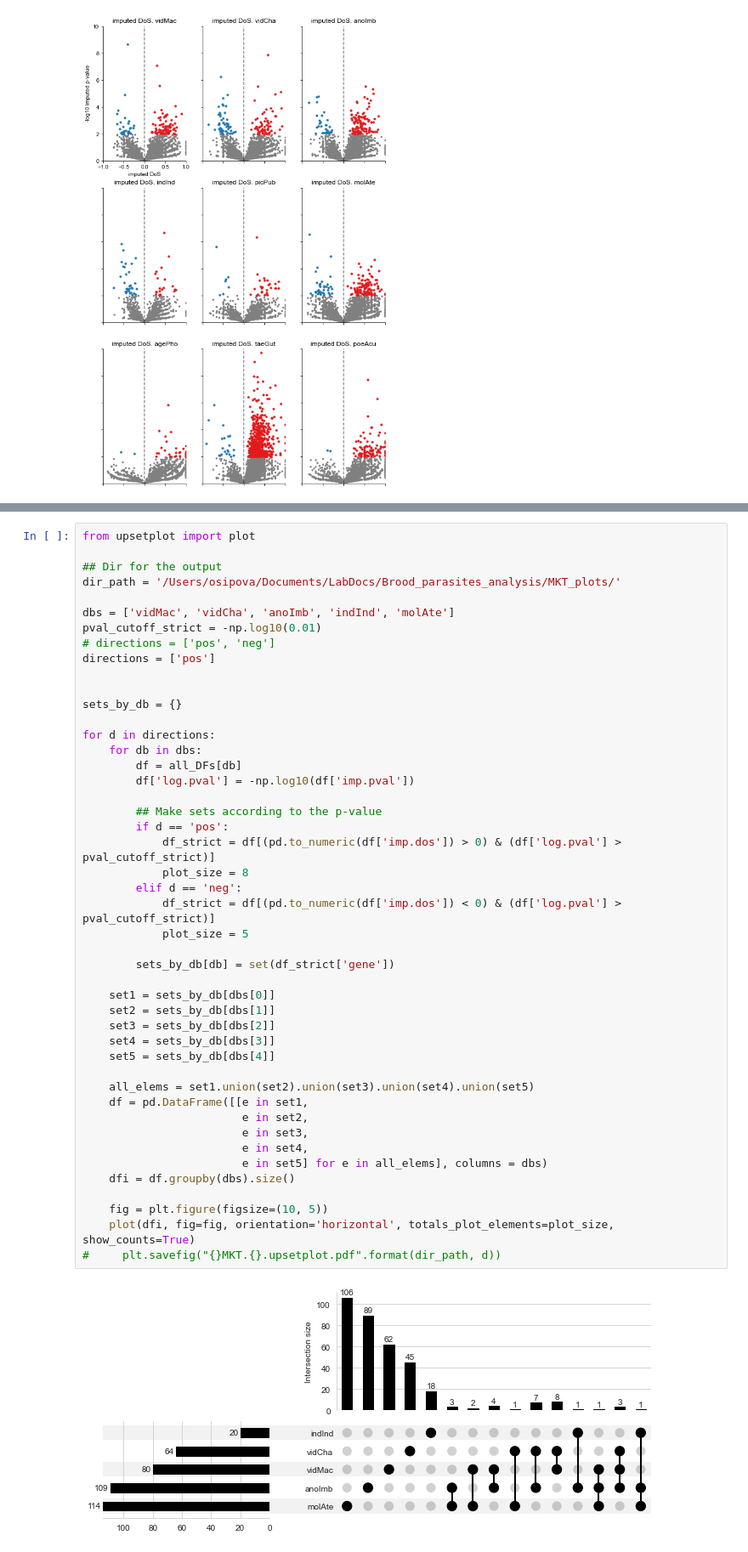
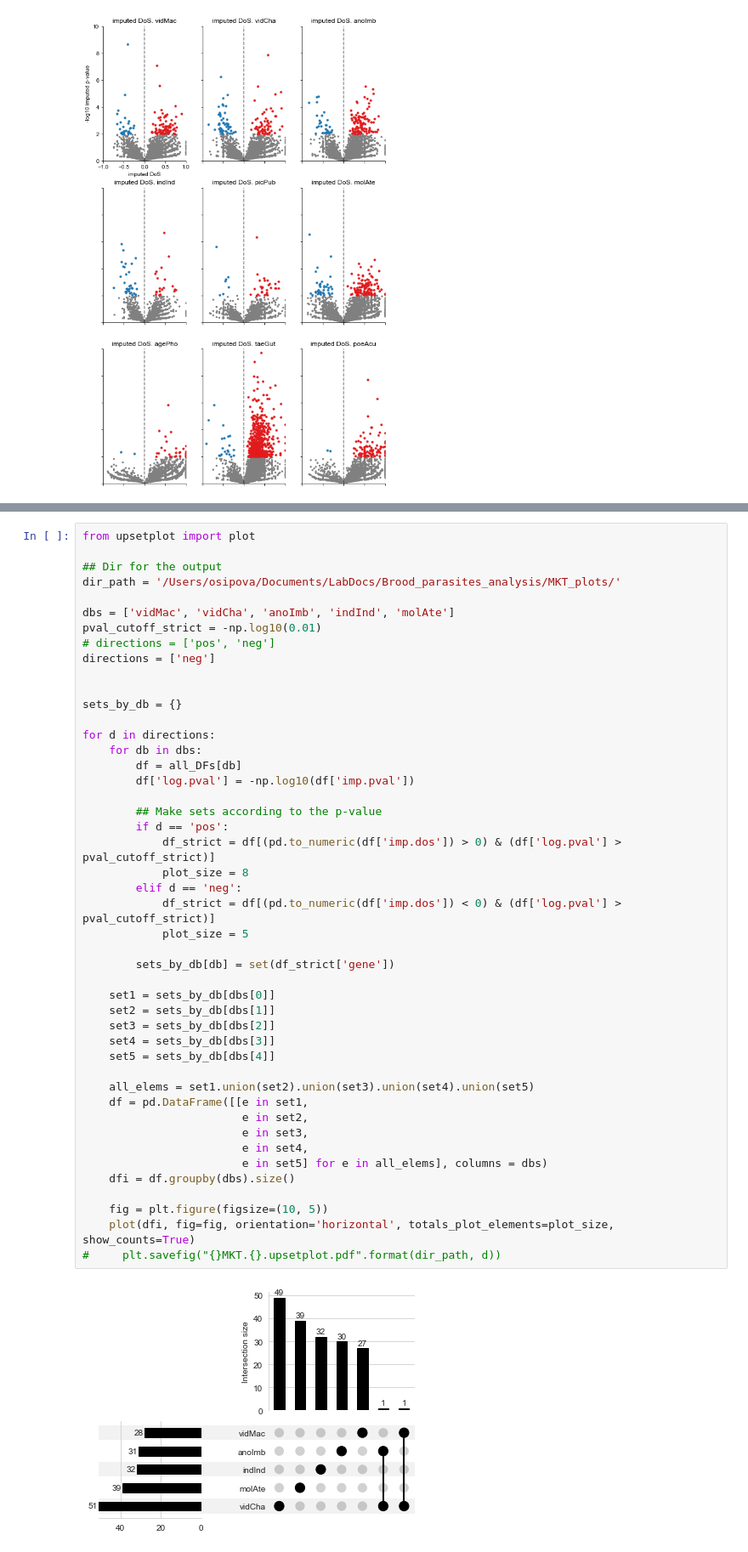
Before and after one commit to osipovarev/Brood_parasites_analysis, a Jupyter notebook: mk_test_analysis.ipynb, the cells around one changed output, grey strips where cells are left out. Shown at 85% size. Drawn from its saved outputs; the diff is of its cells as text.

```diff
--- a/mk_test_analysis.ipynb
+++ b/mk_test_analysis.ipynb
@@ -251,7 +251,7 @@ dir_path = '/Users/osipova/Documents/LabDocs/Brood_parasites_analysis/MKT_plots/
 dbs = ['vidMac', 'vidCha', 'anoImb', 'indInd', 'molAte']
 pval_cutoff_strict = -np.log10(0.01)
 # directions = ['pos', 'neg']
-directions = ['pos']
+directions = ['neg']
 
 
 sets_by_db = {}
@@ -262,31 +262,31 @@ for d in directions:
         df['log.pval'] = -np.log10(df['imp.pval'])
 
         ## Make sets according to the p-value
         if d == 'pos':
             df_strict = df[(pd.to_numeric(df['imp.dos']) > 0) & (df['log.pval'] > pval_cutoff_strict)]
             plot_size = 8
         elif d == 'neg':
             df_strict = df[(pd.to_numeric(df['imp.dos']) < 0) & (df['log.pval'] > pval_cutoff_strict)]
             plot_size = 5
 
         sets_by_db[db] = set(df_strict['gene'])
 
     set1 = sets_by_db[dbs[0]]
     set2 = sets_by_db[dbs[1]]
     set3 = sets_by_db[dbs[2]]
     set4 = sets_by_db[dbs[3]]
     set5 = sets_by_db[dbs[4]]
 
     all_elems = set1.union(set2).union(set3).union(set4).union(set5)
     df = pd.DataFrame([[e in set1,
                         e in set2,
                         e in set3,
                         e in set4,
                         e in set5] for e in all_elems], columns = dbs)
     dfi = df.groupby(dbs).size()
 
     fig = plt.figure(figsize=(10, 5))
     plot(dfi, fig=fig, orientation='horizontal', totals_plot_elements=plot_size, show_counts=True)
 #     plt.savefig("{}MKT.{}.upsetplot.pdf".format(dir_path, d))
 # %% [output]
-[figure, old version]
+[figure, new version]
```
Also changed, not shown: parts of 11 cells of this notebook, 1 other file.
